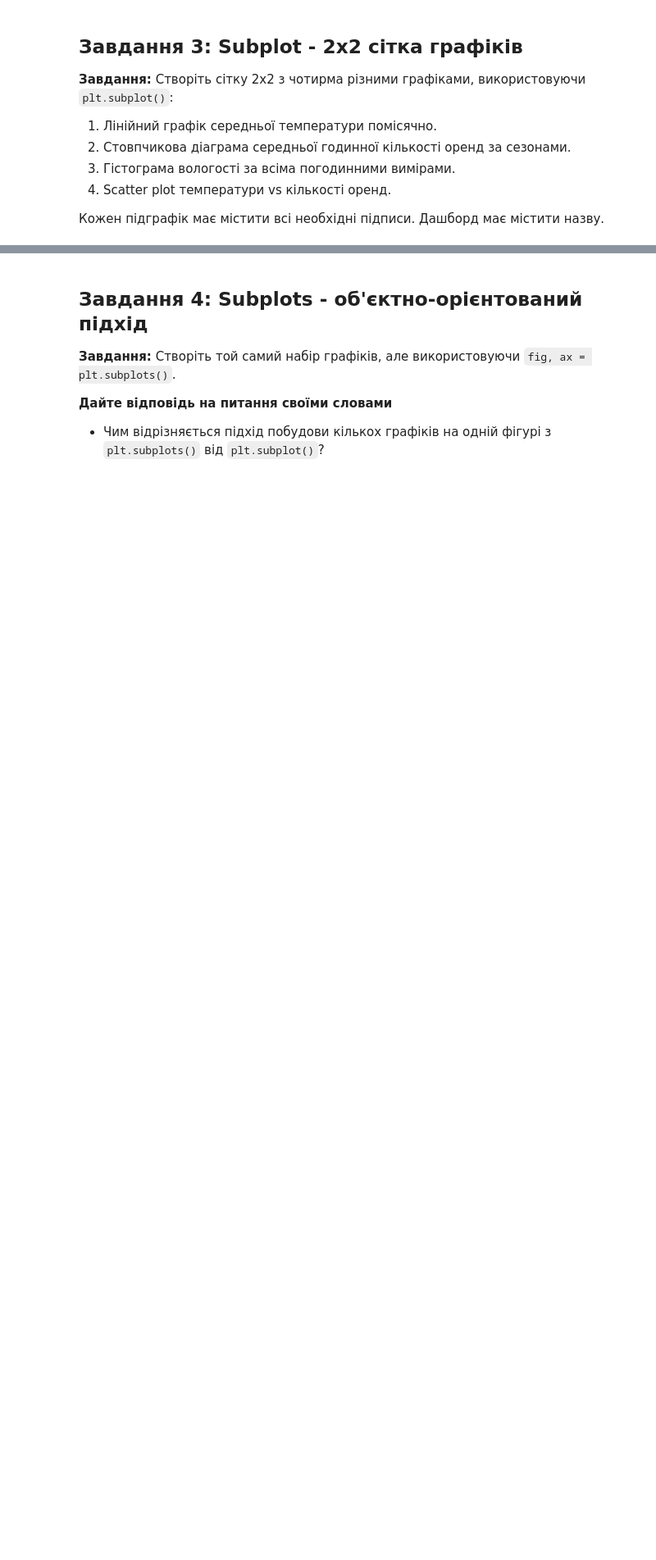
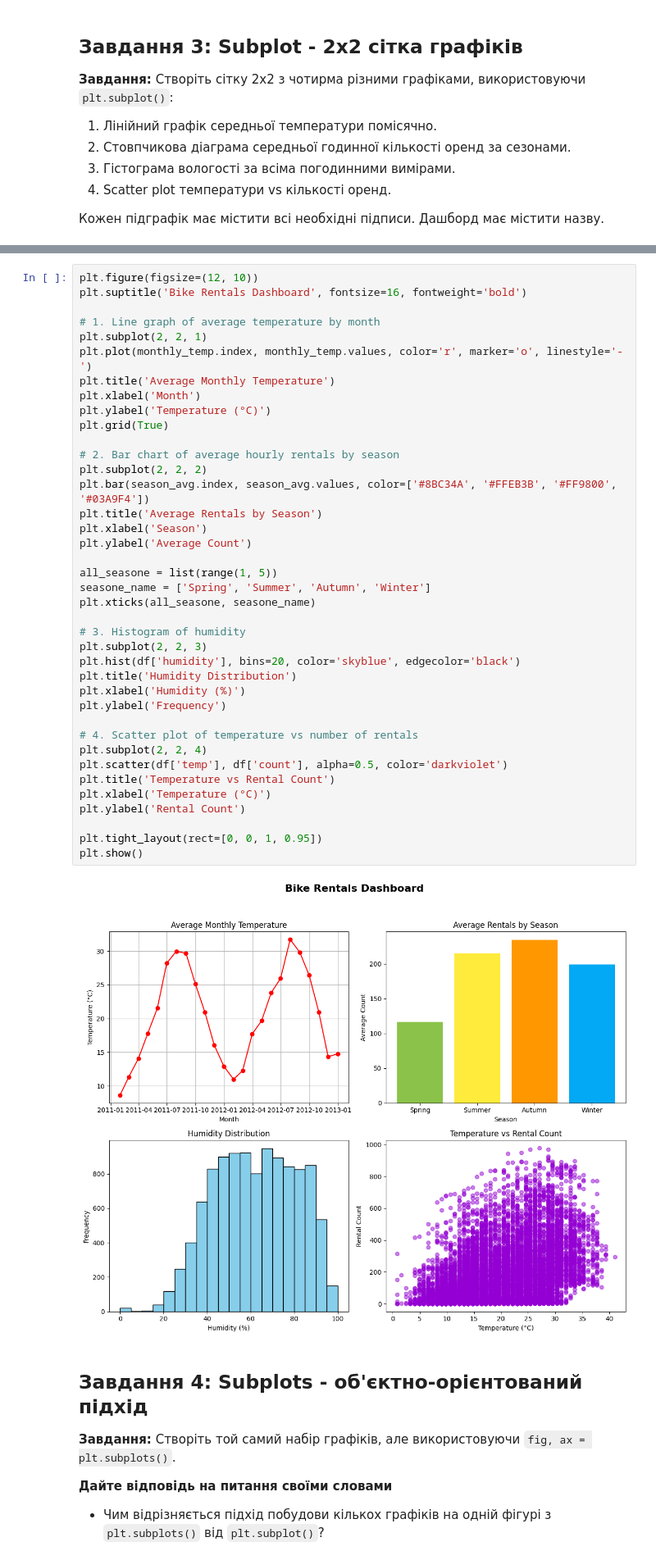
Before and after one commit to Yulia-Momotyuk/DLA-data-analysis-practice, a Jupyter notebook: Python/HW-7.2 Data visualization with Matplotlib.ipynb, the cells around one changed output, grey strips where cells are left out. Shown: that part at 82% size. Cells and saved outputs as stored; diff of their text form; blank space fills up the shorter version.

```diff
--- a/Python/HW-7.2 Data visualization with Matplotlib.ipynb
+++ b/Python/HW-7.2 Data visualization with Matplotlib.ipynb
@@ -214,3 +159,44 @@ plt.show()
+# %%
+plt.figure(figsize=(12, 10))
+plt.suptitle('Bike Rentals Dashboard', fontsize=16, fontweight='bold')
+
+# 1. Line graph of average temperature by month
+plt.subplot(2, 2, 1)
+plt.plot(monthly_temp.index, monthly_temp.values, color='r', marker='o', linestyle='-')
+plt.title('Average Monthly Temperature')
+plt.xlabel('Month')
+plt.ylabel('Temperature (°C)')
+plt.grid(True)
+
+# 2. Bar chart of average hourly rentals by season
+plt.subplot(2, 2, 2)
+plt.bar(season_avg.index, season_avg.values, color=['#8BC34A', '#FFEB3B', '#FF9800', '#03A9F4'])
+plt.title('Average Rentals by Season')
+plt.xlabel('Season')
+plt.ylabel('Average Count')
+
+all_seasone = list(range(1, 5))
+seasone_name = ['Spring', 'Summer', 'Autumn', 'Winter']
+plt.xticks(all_seasone, seasone_name)
+
+# 3. Histogram of humidity
+plt.subplot(2, 2, 3)
+plt.hist(df['humidity'], bins=20, color='skyblue', edgecolor='black')
+plt.title('Humidity Distribution')
+plt.xlabel('Humidity (%)')
+plt.ylabel('Frequency')
+
+# 4. Scatter plot of temperature vs number of rentals
+plt.subplot(2, 2, 4)
+plt.scatter(df['temp'], df['count'], alpha=0.5, color='darkviolet')
+plt.title('Temperature vs Rental Count')
+plt.xlabel('Temperature (°C)')
+plt.ylabel('Rental Count')
+
+plt.tight_layout(rect=[0, 0, 1, 0.95])
+plt.show()
+# %% [output]
+[figure, added]
 # %% [markdown]
 ## Завдання 4: Subplots - об'єктно-орієнтований підхід
 
```
Also changed, not shown: parts of 8 cells of this notebook, 1 other file.
